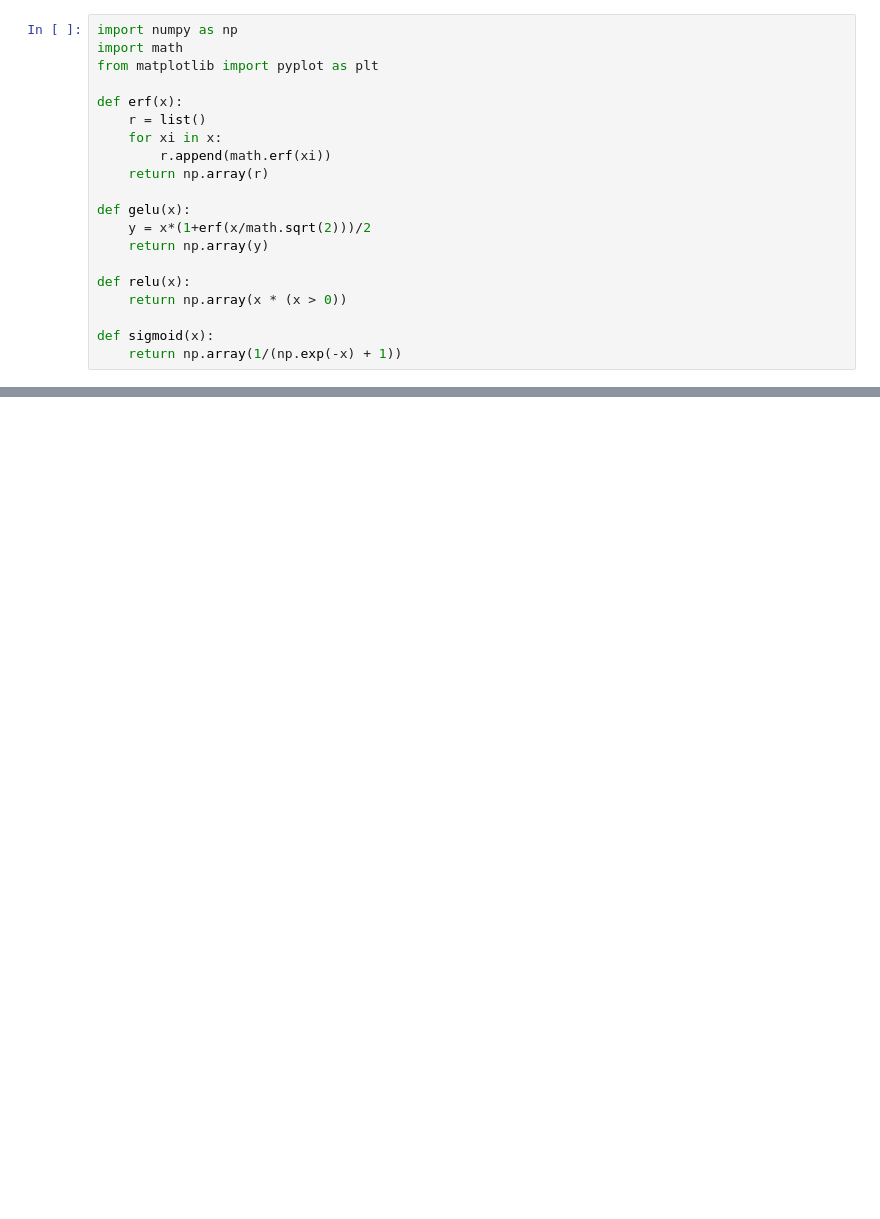
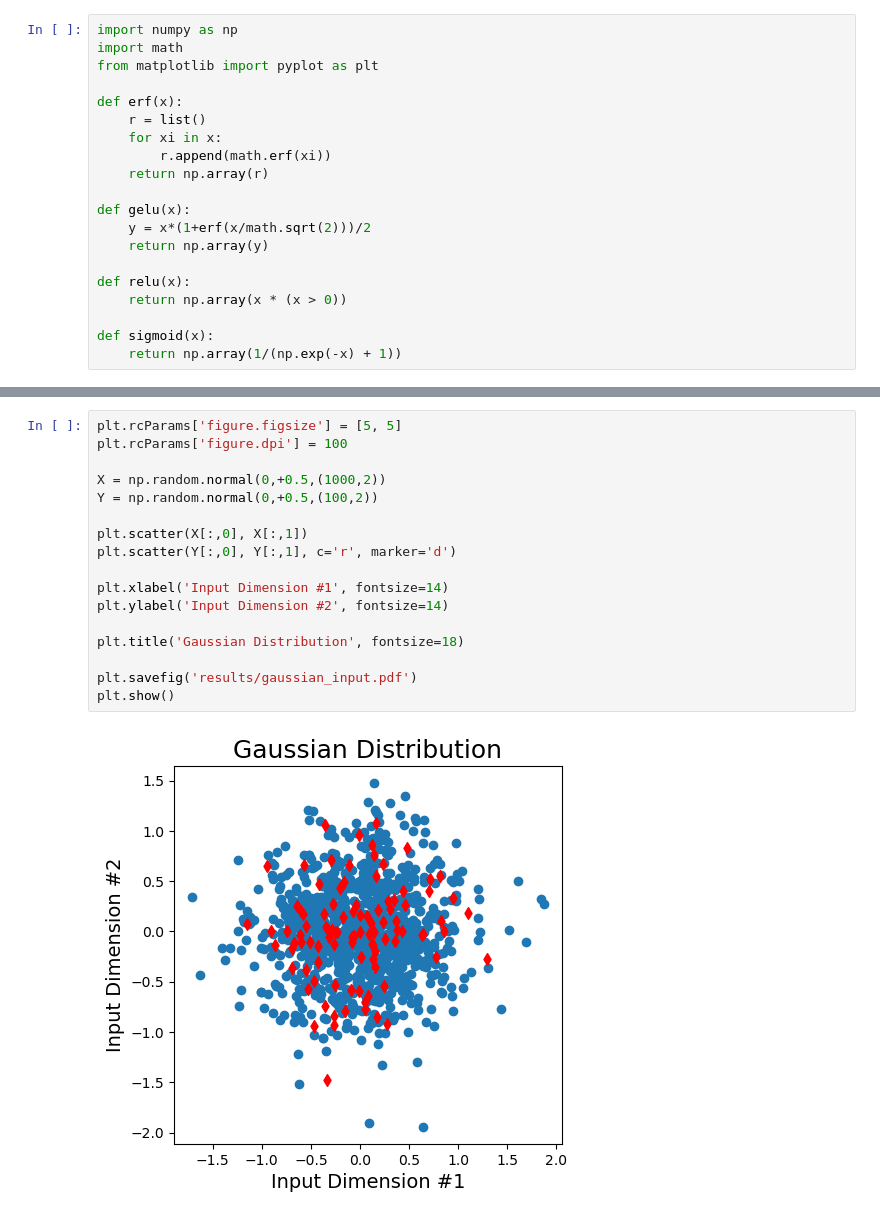
Before and after one commit to guneytombak/aniso_sgdn, a Jupyter notebook: analysis/visualizations.ipynb, the cells around one changed output, grey strips where cells are left out. Drawn from its saved outputs; the diff is of its cells as text; blank space fills up the shorter version.

```diff
--- a/analysis/visualizations.ipynb
+++ b/analysis/visualizations.ipynb
@@ -48,0 +95,19 @@ plt.show()
+# %%
+plt.rcParams['figure.figsize'] = [5, 5]
+plt.rcParams['figure.dpi'] = 100
+
+X = np.random.normal(0,+0.5,(1000,2))
+Y = np.random.normal(0,+0.5,(100,2))
+
+plt.scatter(X[:,0], X[:,1])
+plt.scatter(Y[:,0], Y[:,1], c='r', marker='d')
+
+plt.xlabel('Input Dimension #1', fontsize=14)
+plt.ylabel('Input Dimension #2', fontsize=14)
+
+plt.title('Gaussian Distribution', fontsize=18)
+
+plt.savefig('results/gaussian_input.pdf')
+plt.show()
+# %% [output]
+[figure, added]
```
Also changed, not shown: parts of 3 cells of this notebook, 11 other files.
